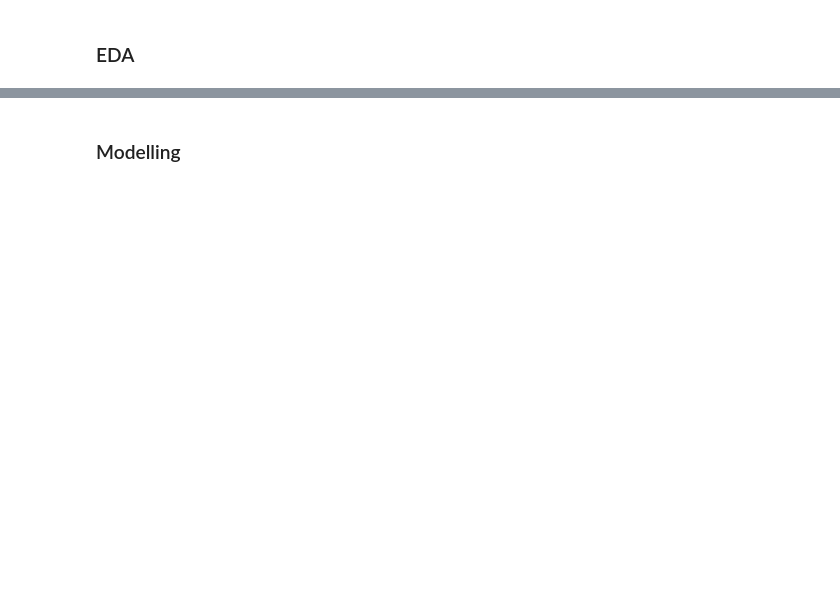
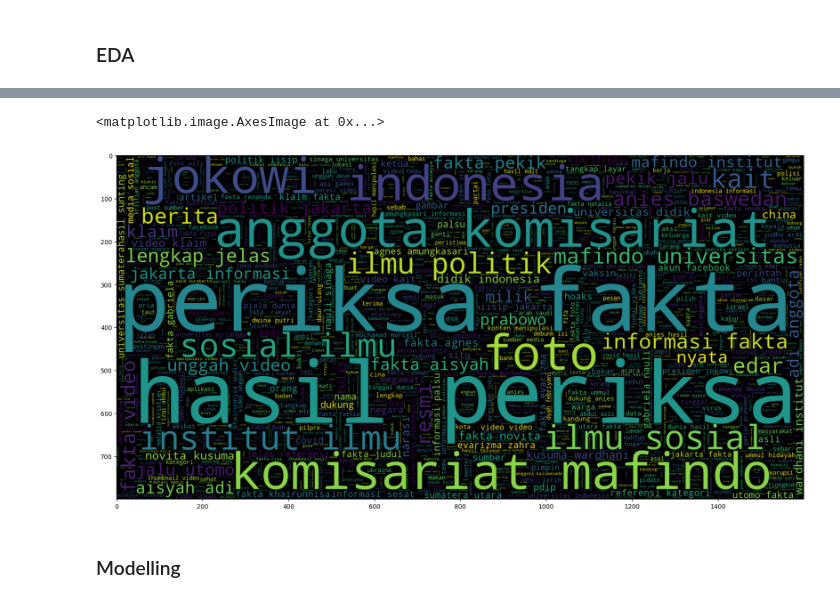
Before and after one commit to 6ill/NLP-Project-Fake-News-Indonesia, a Jupyter notebook: worksheet.ipynb, the cells around one changed output, grey strips where cells are left out. Drawn from its saved outputs; the diff is of its cells as text; code cells hidden in the pictures; blank space fills up the shorter version.

```diff
--- a/worksheet.ipynb
+++ b/worksheet.ipynb
@@ -148,2 +282,13 @@ df_concatenated['Stemmed'] = df_concatenated['Stopword_Filtered'].apply(stemming
+# %%
+fake_text = ""
+for _, row in cleaned_df[cleaned_df['Is_Fake'] == 1].iterrows():
+    fake_text += " ".join(row['Stemmed'])
+# %%
+plt.figure(figsize=(20,20))
+wordcloud2 = WordCloud(max_words=2000, width=1600, height=800).generate(fake_text)
+plt.imshow(wordcloud2, interpolation='bilinear')
+# %% [output]
+<matplotlib.image.AxesImage at 0x...>
+[figure, added]
 # %% [markdown]
 ### Modelling
```
Also changed, not shown: parts of 18 cells of this notebook, 1 other file.
